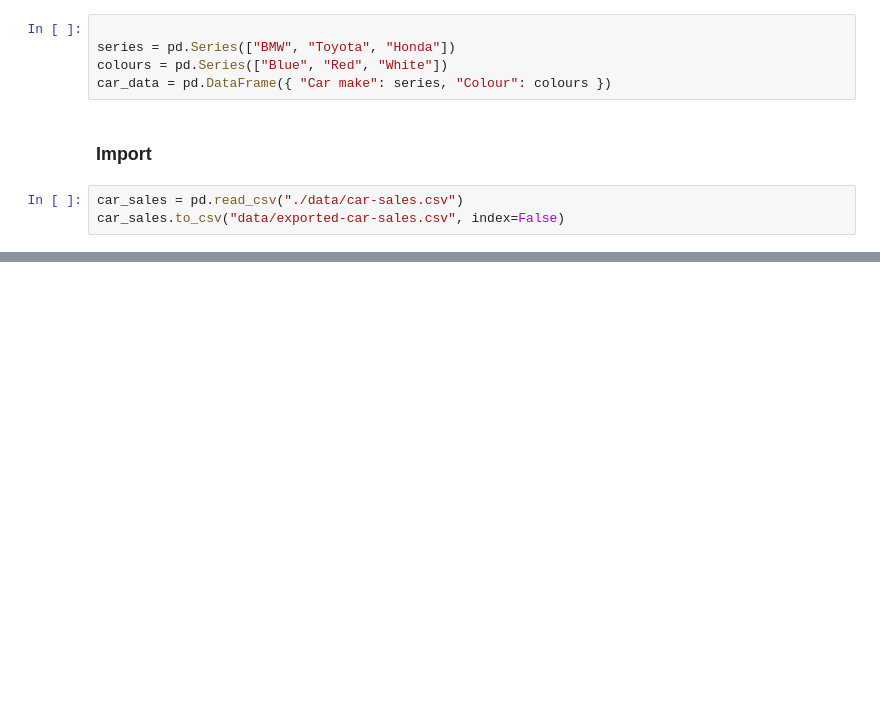
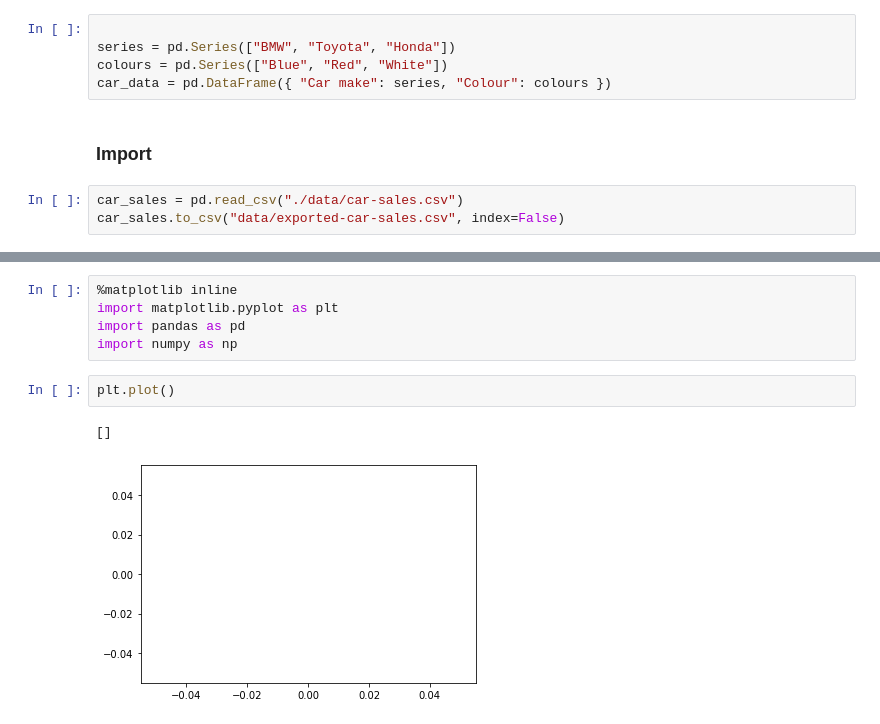
Before and after one commit to wisarootl/complete-machine-learning-and-data-science-bootcamp, a Jupyter notebook: 02-tools-for-machine-larning-and-data-science.ipynb, the cells around one changed output, grey strips where cells are left out. Saved outputs shown, nothing was run; the diff lists cells and outputs as text; blank space fills up the shorter version.

```diff
--- a/02-tools-for-machine-larning-and-data-science.ipynb
+++ b/02-tools-for-machine-larning-and-data-science.ipynb
@@ -22,0 +900,10 @@ car_sales.to_csv("data/exported-car-sales.csv", index=False)
+# %%
+%matplotlib inline
+import matplotlib.pyplot as plt
+import pandas as pd
+import numpy as np
+# %%
+plt.plot()
+# %% [output]
+[]
+[figure, added]
```
Also changed, not shown: parts of 307 cells of this notebook, 11 other files.
